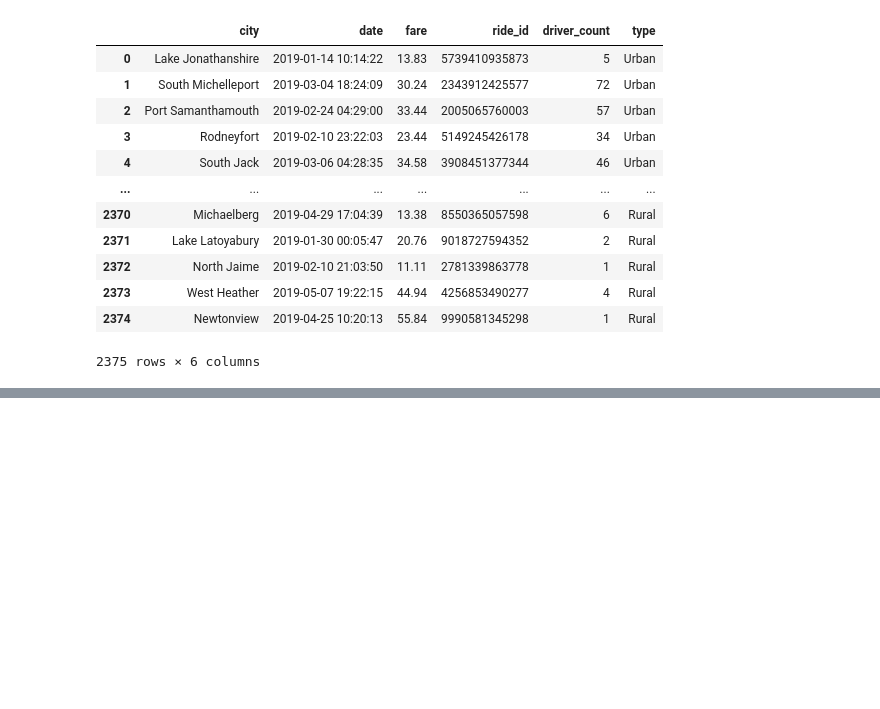
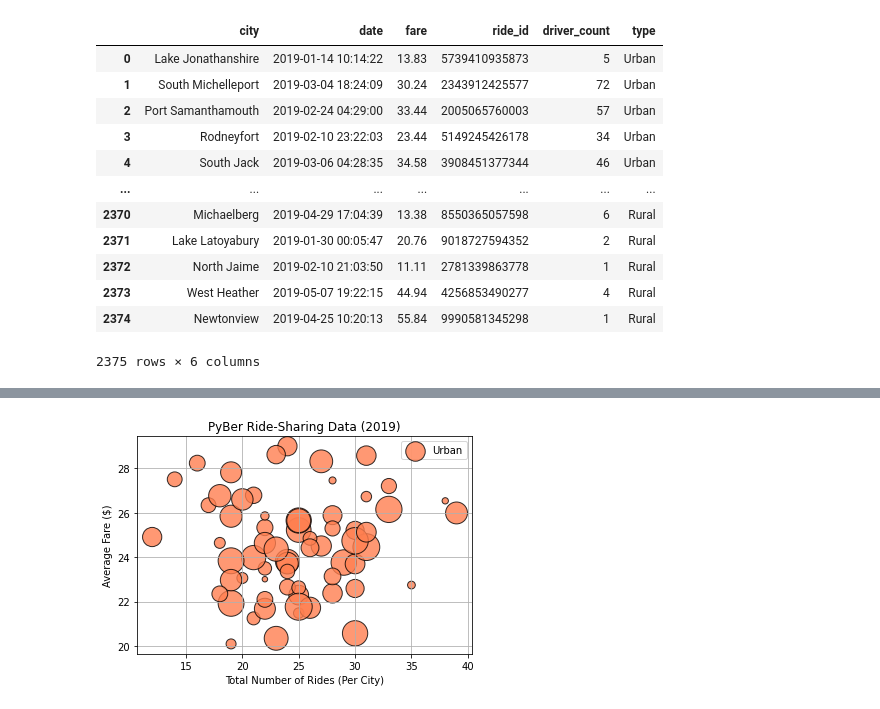
Before and after one commit to manBow1119/PyBer-analysis, a Jupyter notebook: PyBer_Analysis.ipynb, the cells around one changed output, grey strips where cells are left out. Drawn from its saved outputs; the diff is of its cells as text; code cells hidden in the pictures; blank space fills up the shorter version.

```diff
--- a/PyBer_Analysis.ipynb
+++ b/PyBer_Analysis.ipynb
@@ -118,0 +223,4 @@ pyber_data_df
+# %%
+#get average numbers of drivers per city
+urban_avg_drivers_ds = urban_cities_df.groupby(["city"]).mean()["driver_count"]
+urban_avg_drivers_ds.head()
@@ -118,0 +265,10 @@ pyber_data_df
+# %%
+#Add "s=" property to make bubble
+plt.scatter(urban_ride_count_ds, urban_avg_fare_ds, color= "coral", edgecolor = "black",linewidths=1, alpha = 0.8,s=10*urban_avg_drivers_ds, label = "Urban")
+plt.title("PyBer Ride-Sharing Data (2019)")
+plt.legend()
+plt.xlabel("Total Number of Rides (Per City)")
+plt.ylabel("Average Fare ($)")
+plt.grid()
+# %% [output]
+[figure, added]
```
Also changed, not shown: parts of 16 cells of this notebook, 1 other file.
